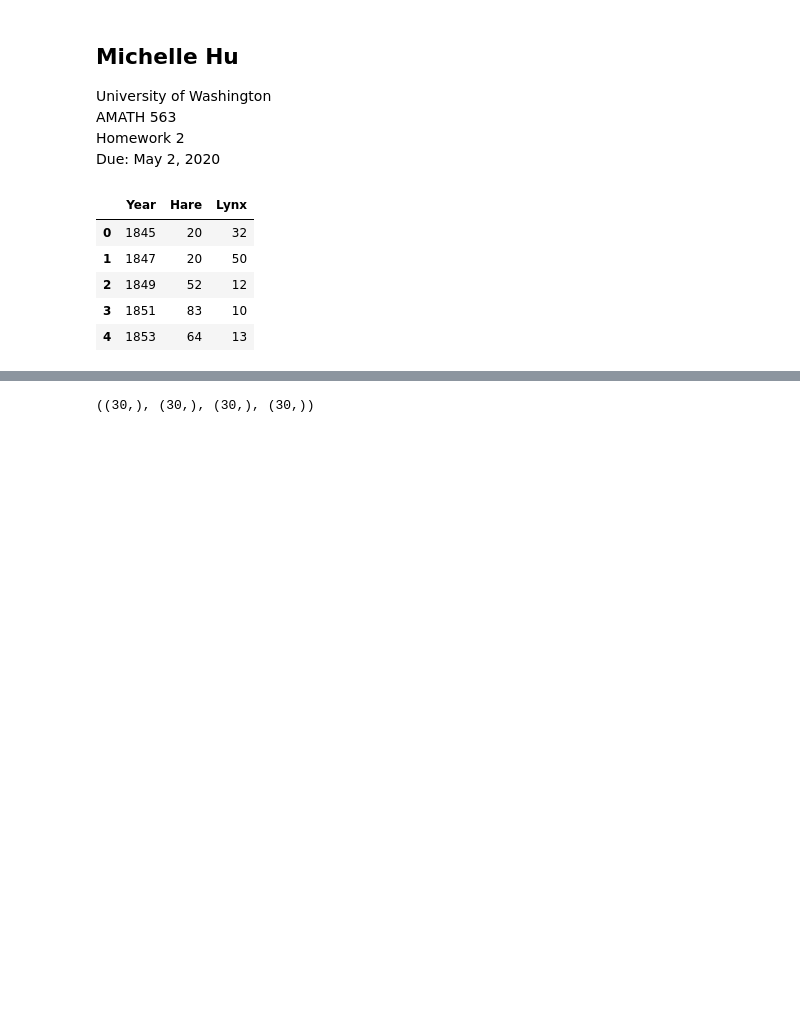
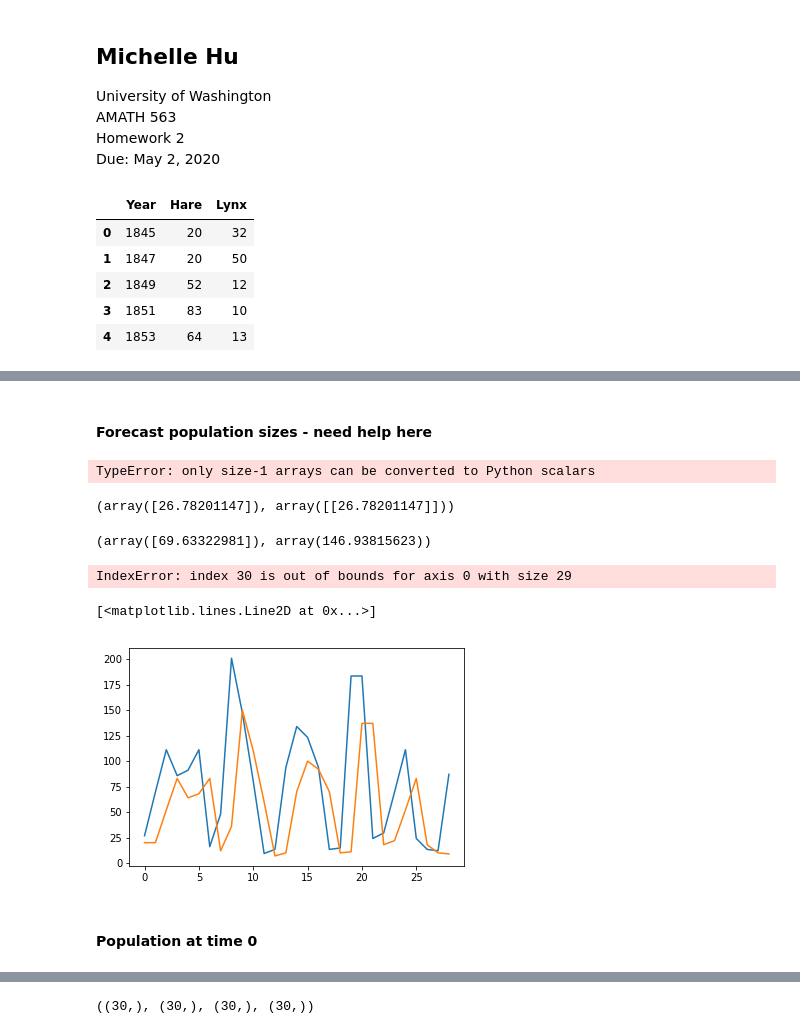
Before and after one commit to jmichellehu/ComplexSystems_AMATH563, a Jupyter notebook: hw2/AMATH563_hw2.ipynb, the cells around one changed output, grey strips where cells are left out. Saved outputs shown, nothing was run; the diff lists cells and outputs as text; code cells hidden in the pictures; blank space fills up the shorter version.

```diff
--- a/hw2/AMATH563_hw2.ipynb
+++ b/hw2/AMATH563_hw2.ipynb
@@ -42,0 +47,14 @@ df.head()
+# %%
+X=df.Hare.values[:-1]
+Y=df.Lynx.values[:-1]
+
+X=np.expand_dims(X, 1)
+Y=np.expand_dims(Y, 1)
+
+Xprime=df.Hare.values[1:]
+Yprime=df.Lynx.values[1:]
+
+Xprime=np.expand_dims(Xprime, 1)
+Yprime=np.expand_dims(Yprime, 1)
+
+print(X.shape, Xprime.shape, Y.shape, Yprime.shape)
@@ -42,0 +63,15 @@ df.head()
+# %%
+def DMD(X,Xprime,r):
+    '''Dynamic Mode Decomposition Function from book'''
+    U,Sigma,VT = np.linalg.svd(X,full_matrices=0) # Step 1
+    Ur = U[:,:r]
+    Sigmar = np.diag(Sigma[:r])
+    VTr = VT[:r,:]
+    Atilde = np.linalg.solve(Sigmar.T,(Ur.T @ Xprime @ VTr.T).T).T # Step 2
+    Lambda, W = np.linalg.eig(Atilde) # Step 3
+    Lambda = np.diag(Lambda)
+
+    Phi = Xprime @ np.linalg.solve(Sigmar.T,VTr).T @ W # Step 4
+    alpha1 = Sigmar @ VTr[:,0]
+    b = np.linalg.solve(W @ Lambda,alpha1)
+    return Phi, Lambda, b
@@ -42,0 +80,7 @@ df.head()
+# %%
+r=3
+Phi_X, Lambda_X, b_X = DMD(X, Xprime, r)
+Phi_Y, Lambda_Y, b_Y = DMD(Y, Yprime, r)
+
+print(b_X.shape, Phi_X.shape, Lambda_X.shape)
+print(b_Y.shape, Phi_Y.shape, Lambda_Y.shape)
@@ -42,0 +90,44 @@ df.head()
+# %% [markdown]
+#### Forecast population sizes - need help here
+# %%
+def forecast(Phi, Lambda, t, b):
+    return(int(np.array(Phi*np.exp(Lambda*t)*b).squeeze()))
+
+hares_dmd=[]
+lynx_dmd=[]
+
+years = df.Year.values
+
+# Calculate DMD-derived populations
+for t in range(len(years)):
+    hares_dmd.append(forecast(Phi_X, Lambda_X, t, b_X))
+    lynx_dmd.append(forecast(Phi_Y, Lambda_Y, t, b_Y))
+
+# Convert to arrays and remove singleton dimensions
+hares_dmd = np.array([int(h) for h in hares_dmd]).squeeze()
+lynx_dmd = np.array([int(l) for l in lynx_dmd]).squeeze()
+# %% [output]
+TypeError: only size-1 arrays can be converted to Python scalars
+# %%
+t=0
+Phi_X[t]*b_X, Phi_X[t]*np.exp(Lambda_X*t)*b_X
+# %% [output]
+(array([26.78201147]), array([[26.78201147]]))
+# %%
+t=1
+Phi_X[t]*b_X, (Phi_X[t]*np.exp(Lambda_X*t)*b_X).squeeze()
+# %% [output]
+(array([69.63322981]), array(146.93815623))
+# %%
+t=30
+Phi_X[t]*b_X, (Phi_X[t]*np.exp(Lambda_X*t)*b_X).squeeze()
+# %% [output]
+IndexError: index 30 is out of bounds for axis 0 with size 29
+# %%
+plt.plot(Phi_X*b_X)
+plt.plot(X)
+# %% [output]
+[<matplotlib.lines.Line2D at 0x...>]
+[figure, added]
+# %% [markdown]
+#### Population at time 0
```
Also changed, not shown: parts of 74 cells of this notebook.
